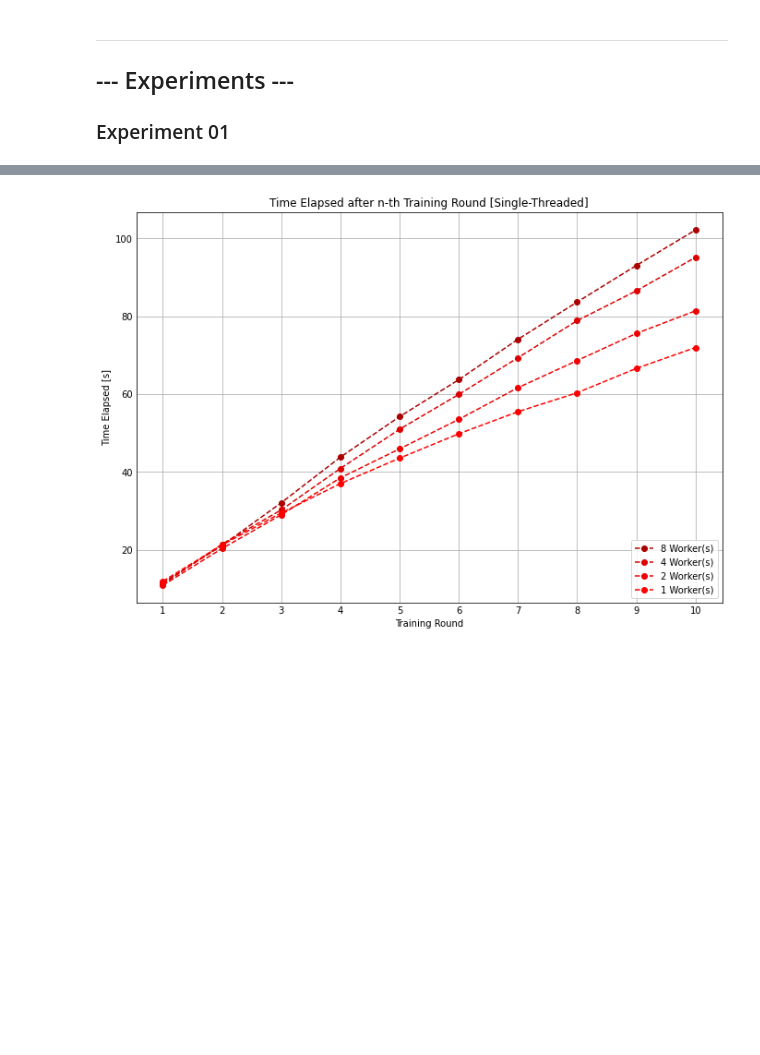
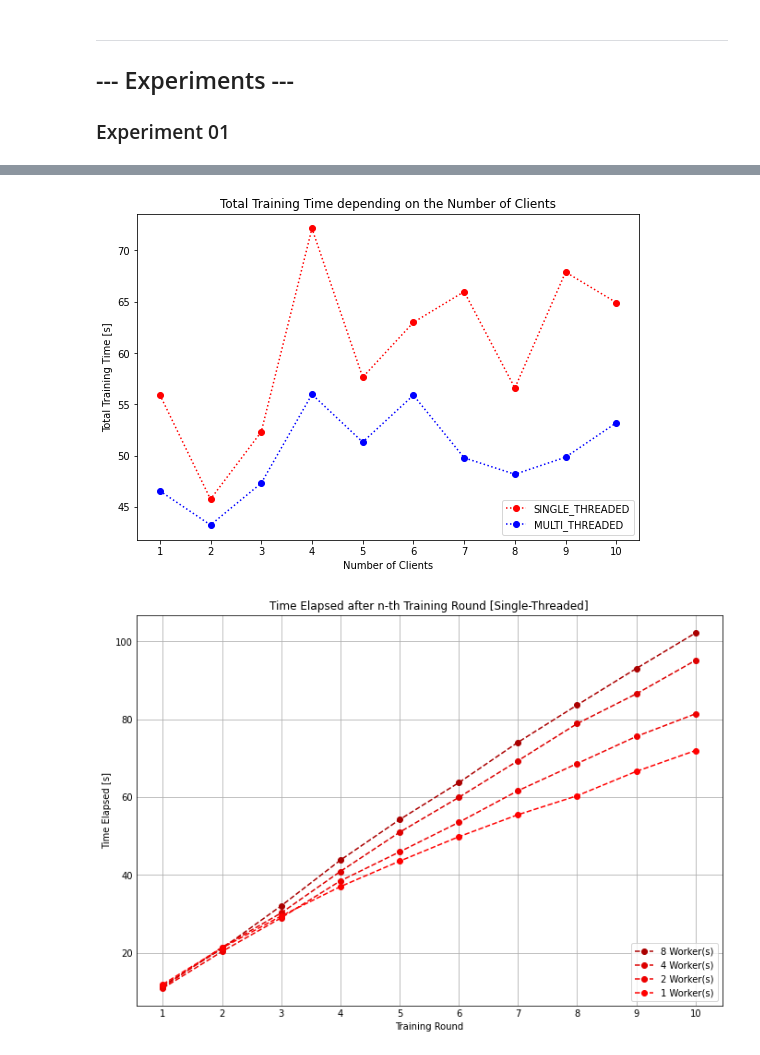
Before and after one commit to jan-kreischer/FedRL-for-IoT-Security, a Jupyter notebook: prototypes/prototype_01/prototype-01.ipynb, the cells around one changed output, grey strips where cells are left out. Cells and saved outputs as stored; diff of their text form; code cells hidden in the pictures; blank space fills up the shorter version.

```diff
--- a/prototypes/prototype_01/prototype-01.ipynb
+++ b/prototypes/prototype_01/prototype-01.ipynb
@@ -705,3 +1162,39 @@ plt.show()
+# %%
+# When running the same experiment again after removing the call client.agent.online_net.share_memory()
+# the result looks quite different
+# Suddenly the multi threaded execution is much faster and even undercuts the sequential execution time
+training_execution_times = {
+    Execution.SEQUENTIAL: {1: 55.936387062072754, 2: 45.74790716171265, 3: 52.31152296066284, 4: 72.1409330368042, 5: 57.63561201095581, 6: 62.982574701309204, 7: 65.98179888725281, 8: 56.5855827331543, 9: 67.89041876792908, 10: 64.91327786445618},
+    Execution.MULTI_THREADED: {1: 46.55751991271973, 2: 43.2324378490448, 3: 47.306280851364136, 4: 55.97371578216553, 5: 51.31317400932312, 6: 55.885953187942505, 7: 49.78178310394287, 8: 48.173242807388306, 9: 49.84343409538269, 10: 53.19402813911438}
+}
+
+colors = {
+    Execution.SEQUENTIAL: '#FF0000',
+    Execution.MULTI_THREADED: '#0000FF' ,
+}
+
+labels = {
+    Execution.SEQUENTIAL: 'SINGLE_THREADED',
+    Execution.MULTI_THREADED: 'MULTI_THREADED',
+}
+
+plt.figure(figsize=(9,6))
+xlabel = "Number of Clients"
+ylabel = "Total Training Time"
+plt.xlabel(xlabel)
+plt.ylabel(f"{ylabel} [s]")
+plt.title(f"{ylabel} depending on the {xlabel}")
+plt.xticks(np.arange(1, 11, 1))
+#plt.figure(facecolor='white')
+for execution_type, execution_times in training_execution_times.items():
+    plt.plot(list(execution_times.keys()), list(execution_times.values()), marker='o', linestyle='dotted', label=labels[execution_type], color=colors[execution_type])
+#plt.plot(list(multi_threaded_training_times.keys()), list(multi_threaded_training_times.values()), color="#0000FF", marker='o', linestyle='dashed', label='multi-threaded')
+#plt.plot(list(single_threaded_training_times.keys()), list(single_threaded_training_times.values()), color="#FF0000", marker='o', linestyle='dashed', label='single-threaded')
+plt.legend(loc ="lower right")
+plt.savefig("prototypes/prototype_01/total_training_time_anaylsis.jpg", dpi=150, bbox_inches = "tight", transparent=False)
+plt.show()
+# %% [output]
+[figure, added]
 # %%
 import matplotlib.pyplot as plt
 
```
Also changed, not shown: parts of 65 cells of this notebook, 2 other files.
